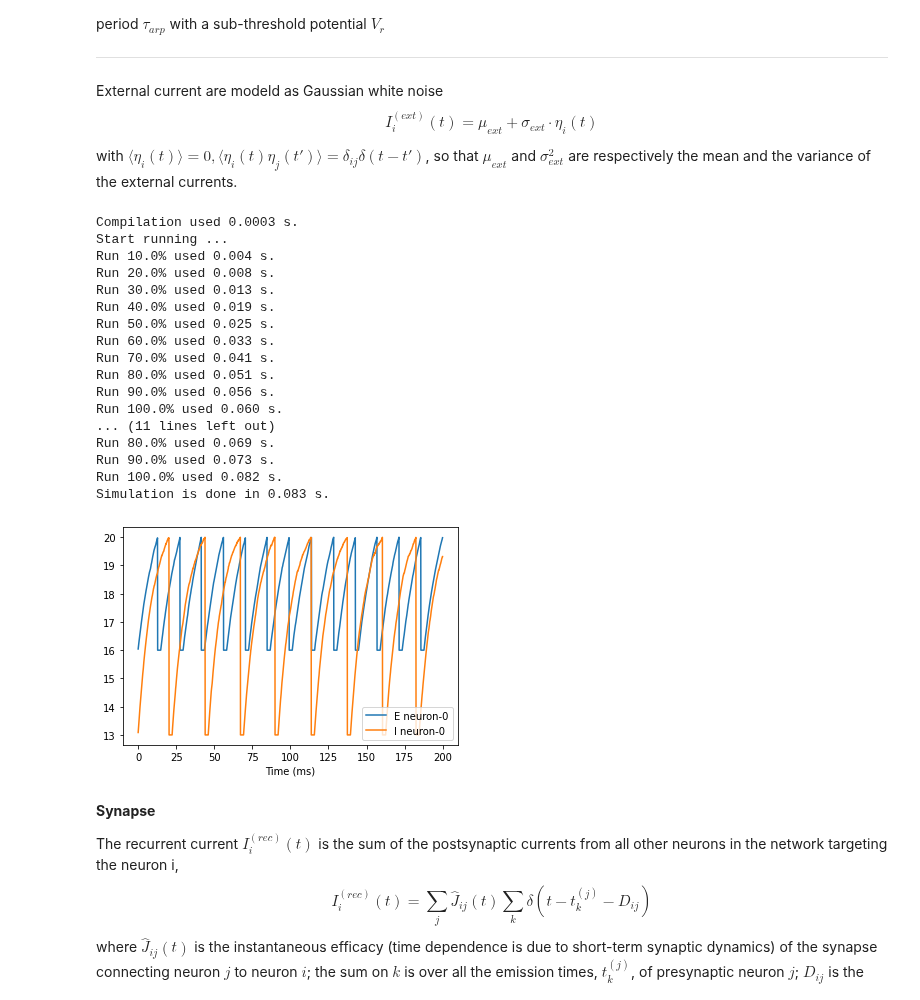
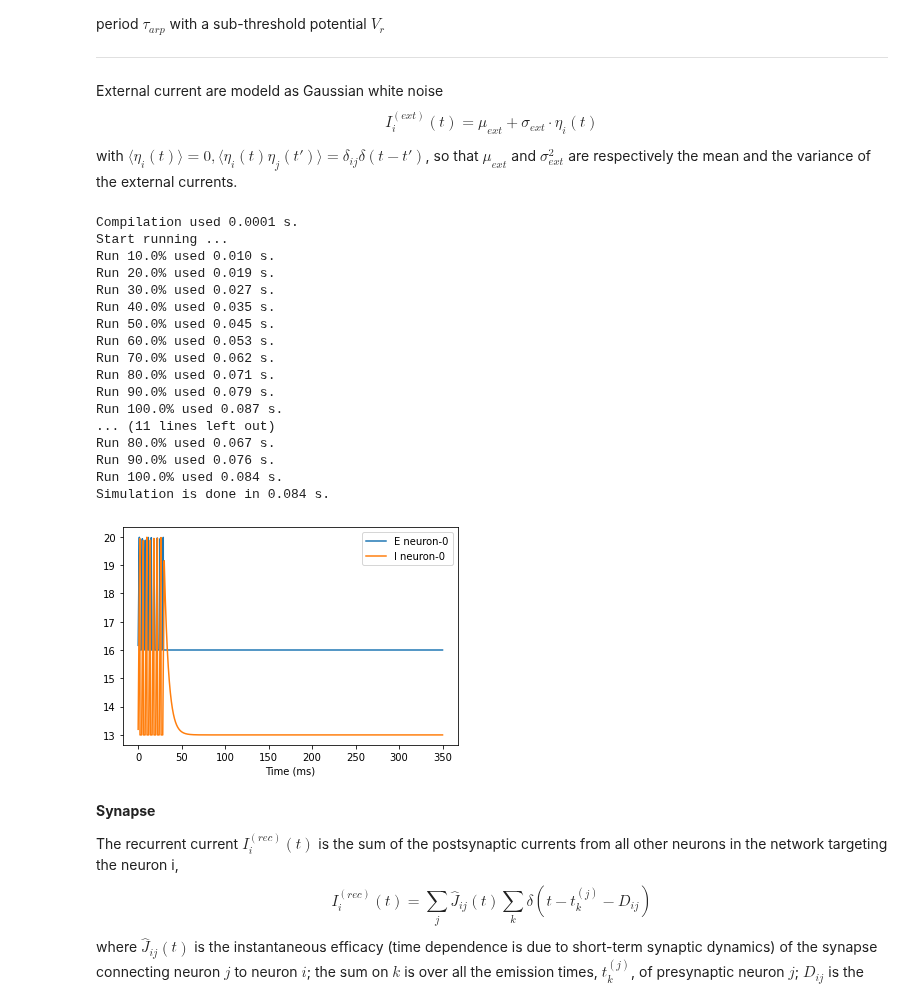
Before and after one commit to AohuaCheng/Neuro-and-Complexity-Science, a Jupyter notebook: project/project_spiking_circuit_model_for_working_memory.ipynb, the cells around one changed output. Saved outputs shown, nothing was run; the diff lists cells and outputs as text; code cells hidden in the pictures.

```diff
--- a/project/project_spiking_circuit_model_for_working_memory.ipynb
+++ b/project/project_spiking_circuit_model_for_working_memory.ipynb
@@ -89,11 +64,11 @@ class LIF(bp.NeuGroup):
 
   @staticmethod
   @bp.odeint
-  def integral(V, t, Irec, Iext, tau_m):
-    dvdt = (-V + Irec + Iext) / tau_m
+  def integral(V, t, Vr, Irec, Iext, tau_m):
+    dvdt = (-V + Vr + Irec + Iext) / tau_m
     return dvdt
 
-  def __init__(self, size, cls=0, theta=20., Vr=16., tau_m=15.,
+  def __init__(self, size, cls=1, theta=20., Vr=16., tau_m=15.,
           tau_arp=2., mu_ext=23.10, sigma_ext=1., **kwargs):
     super(LIF, self).__init__(size=size, **kwargs)
     # size is the iteration number
@@ -113,15 +88,11 @@ class LIF(bp.NeuGroup):
       self.Vr = Vr_E
       self.tau_m = tau_m_E
       self.tau_arp = tau_arp_E
-      self.mu_ext = mu_ext_E
-      self.sigma_ext = sigma_ext_E
     elif self.cls == 0:
       self.theta = theta_I
       self.Vr = Vr_I
       self.tau_m = tau_m_I
       self.tau_arp = tau_arp_I
-      self.mu_ext = mu_ext_I
-      self.sigma_ext = sigma_ext_I
 
     # variables
     self.t_last_spike = bp.ops.ones(self.num) * -1e7 # The last spike time for calculating refractory state
@@ -129,17 +100,15 @@ class LIF(bp.NeuGroup):
     self.Irec = bp.ops.zeros(self.num) # recurrent current from other synpase
     self.spike = bp.ops.zeros(self.num, dtype=bool) # Whether produce a spike
     self.V = bp.ops.ones(self.num) * self.Vr # The membrane potential started from Vr
-    self.Iext = bp.ops.zeros(self.num) # The external current provided by distant brain areas
+    self.input = bp.ops.zeros(self.num) # The external current provided by distant brain areas
 
   def update(self, _t):
     for i in range(self.num):
       spike = False
       refractory = (_t - self.t_last_spike[i]) <= self.tau_arp
       if not refractory:
-        # calculate Iext
-        self.Iext[i] = np.random.normal(self.mu_ext, self.sigma_ext, size=1)
         # calculate V
-        V = self.integral(self.V[i], _t, self.Irec[i], self.Iext[i], self.tau_m)
+        V = self.integral(self.V[i], _t, self.Vr, self.Irec[i], self.input[i], self.tau_m)
         spike = (V >= self.theta)
         if spike:
           V = self.Vr
@@ -148,34 +117,53 @@ class LIF(bp.NeuGroup):
         self.V[i] = V
       self.spike[i] = spike
       self.refractory[i] = refractory
-      self.Iext[i] = 0.
+      self.Irec[i] = 0.
+      self.input[i] = 0.
+# %%
+## Set external input
+dt = 0.05 # [ms]
+bp.backend.set(dt=dt)
+
+# parameters of external input
+mu_ext_E = 23.10 # Mean external current of excitatory cells [mV]
+mu_ext_I = 21.0 # Mean external current of inhibitory cells [mV]
+sigma_ext_E = 1.0 # Standard deviation of external current of excitatory cells [mV]
+sigma_ext_I = 1.0 # Standard deviation of external current of inhibitory cells [mV]
+
+duration = T_cue # [ms]
+input_E = bp.ops.zeros(int(T_cue / dt))
+input_I = bp.ops.zeros(int(T_cue / dt))
+Ts_duration = 30  # the time duration of the external input [ms]
+idx_duration = int(Ts_duration / dt)
+input_E[0: idx_duration] = np.random.normal(mu_ext_E, sigma_ext_E, size=idx_duration)
+input_I[0: idx_duration] = np.random.normal(mu_ext_I, sigma_ext_I, size=idx_duration)
 # %%
 lif1 = LIF(size=1, cls=1, monitors=['V']) # size is the iteration rounds
-lif1.run(duration=200., inputs=('Irec', 0.), report=True) # duration is the real time
+lif1.run(duration=T_cue, inputs=('input', input_E), report=True) # duration is the real time
 bp.visualize.line_plot(lif1.mon.ts, lif1.mon.V, legend='E neuron')
 
 lif2 = LIF(size=1, cls=0, monitors=['V'])
-lif2.run(200, inputs=('Irec', 0.), report=True)
+lif2.run(duration=T_cue, inputs=('input', input_I), report=True)
 bp.visualize.line_plot(lif2.mon.ts, lif2.mon.V, legend='I neuron')
 # %% [output]
-Compilation used 0.0003 s.
+Compilation used 0.0001 s.
 Start running ...
-Run 10.0% used 0.004 s.
-Run 20.0% used 0.008 s.
-Run 30.0% used 0.013 s.
-Run 40.0% used 0.019 s.
-Run 50.0% used 0.025 s.
-Run 60.0% used 0.033 s.
-Run 70.0% used 0.041 s.
-Run 80.0% used 0.051 s.
-Run 90.0% used 0.056 s.
-Run 100.0% used 0.060 s.
+Run 10.0% used 0.010 s.
+Run 20.0% used 0.019 s.
+Run 30.0% used 0.027 s.
+Run 40.0% used 0.035 s.
+Run 50.0% used 0.045 s.
+Run 60.0% used 0.053 s.
+Run 70.0% used 0.062 s.
+Run 80.0% used 0.071 s.
+Run 90.0% used 0.079 s.
+Run 100.0% used 0.087 s.
 ... (11 lines left out)
-Run 80.0% used 0.069 s.
-Run 90.0% used 0.073 s.
-Run 100.0% used 0.082 s.
-Simulation is done in 0.083 s.
+Run 80.0% used 0.067 s.
+Run 90.0% used 0.076 s.
+Run 100.0% used 0.084 s.
+Simulation is done in 0.084 s.
-[figure, old version]
+[figure, new version]
 # %% [markdown]
 **Synapse**
 
```
Also changed, not shown: parts of 10 cells of this notebook.
